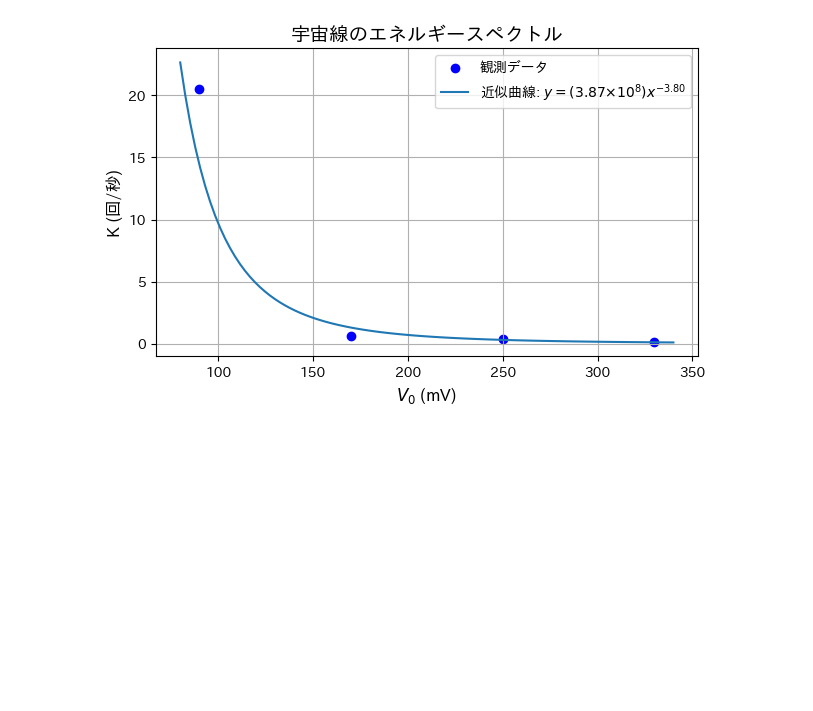
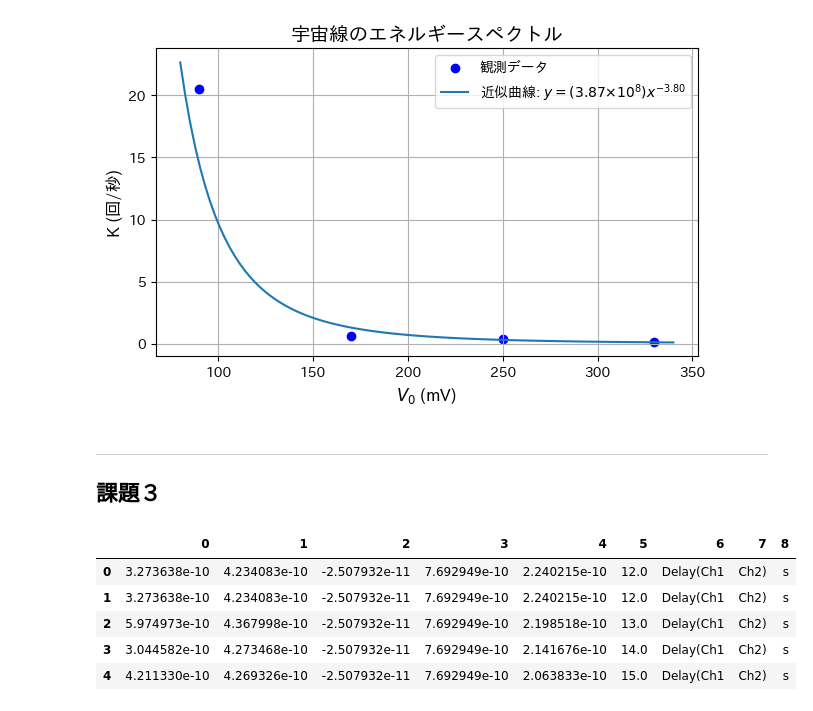
Before and after one commit to entyswimmer/Experiment_A, a Jupyter notebook: A6/A6_day1.ipynb, the cells around one changed output. Cells and saved outputs as stored; diff of their text form; code cells hidden in the pictures; blank space fills up the shorter version.

```diff
--- a/A6/A6_day1.ipynb
+++ b/A6/A6_day1.ipynb
@@ -66,3 +143,18 @@ plt.show()
 # %% [output]
 近似式: y = 387176470.1817 x^-3.8005
 [figure]
+# %% [markdown]
+---
+
+## 課題３
+# %%
+df = pd.read_csv("DataSet/time_dif.dat", sep=",", header=None)
+t = df.iloc[:, 0]
+df.head()
+# %% [output]
+|  | 0 | 1 | 2 | 3 | 4 | 5 | 6 | 7 | 8 |
+| 0 | 3.273638e-10 | 4.234083e-10 | -2.507932e-11 | 7.692949e-10 | 2.240215e-10 | 12.0 | Delay(Ch1 | Ch2) | s |
+| 1 | 3.273638e-10 | 4.234083e-10 | -2.507932e-11 | 7.692949e-10 | 2.240215e-10 | 12.0 | Delay(Ch1 | Ch2) | s |
+| 2 | 5.974973e-10 | 4.367998e-10 | -2.507932e-11 | 7.692949e-10 | 2.198518e-10 | 13.0 | Delay(Ch1 | Ch2) | s |
+| 3 | 3.044582e-10 | 4.273468e-10 | -2.507932e-11 | 7.692949e-10 | 2.141676e-10 | 14.0 | Delay(Ch1 | Ch2) | s |
+| 4 | 4.211330e-10 | 4.269326e-10 | -2.507932e-11 | 7.692949e-10 | 2.063833e-10 | 15.0 | Delay(Ch1 | Ch2) | s |
```
Also changed, not shown: parts of 8 cells of this notebook.
